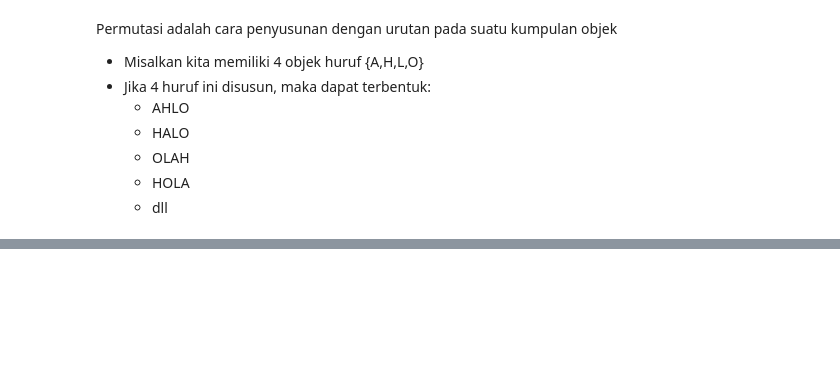
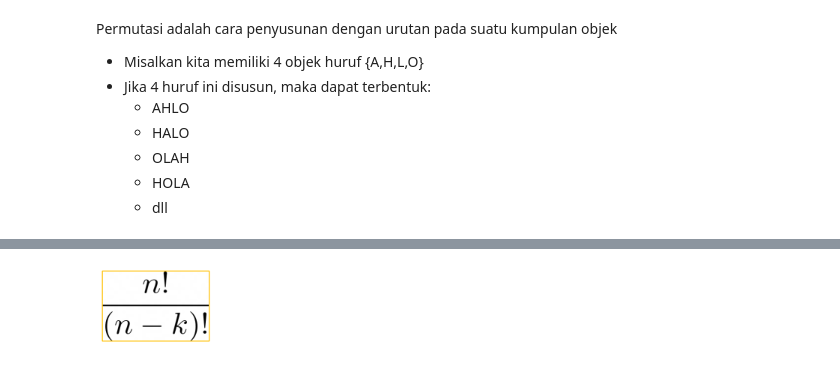
Before and after one commit to rezalutfi40/pacmann, a Jupyter notebook: Fundamentals of Probability/Pertemuan 2 - Set & Counting - 2.ipynb, the cells around one changed output, grey strips where cells are left out. Saved outputs shown, nothing was run; the diff lists cells and outputs as text; code cells hidden in the pictures; blank space fills up the shorter version.

```diff
--- a/Fundamentals of Probability/Pertemuan 2 - Set & Counting - 2.ipynb
+++ b/Fundamentals of Probability/Pertemuan 2 - Set & Counting - 2.ipynb
@@ -33,0 +70,4 @@ Sehingga, secara matematik dapat diekspresikan sebagai:
+# %%
+Image.open("file/rumus kombinasi.png")
+# %% [output]
+[figure, added]
```
Also changed, not shown: parts of 23 cells of this notebook, 8 other files.
